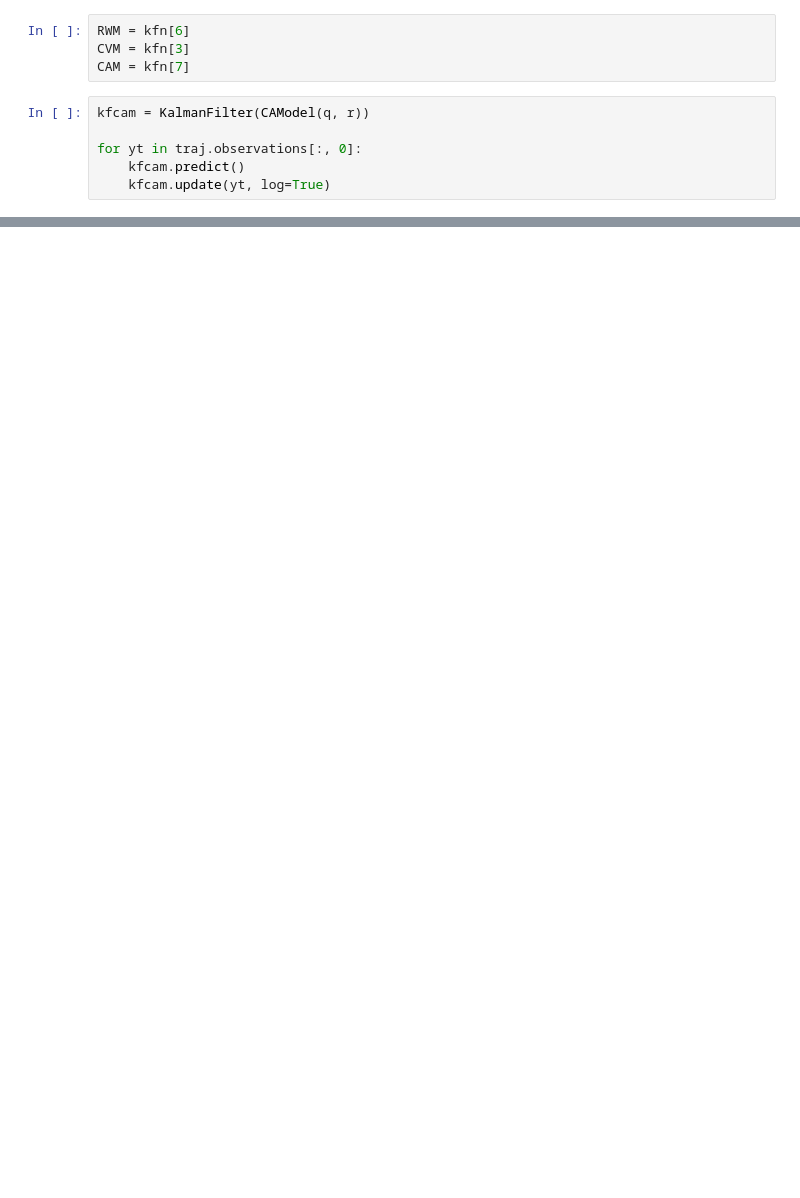
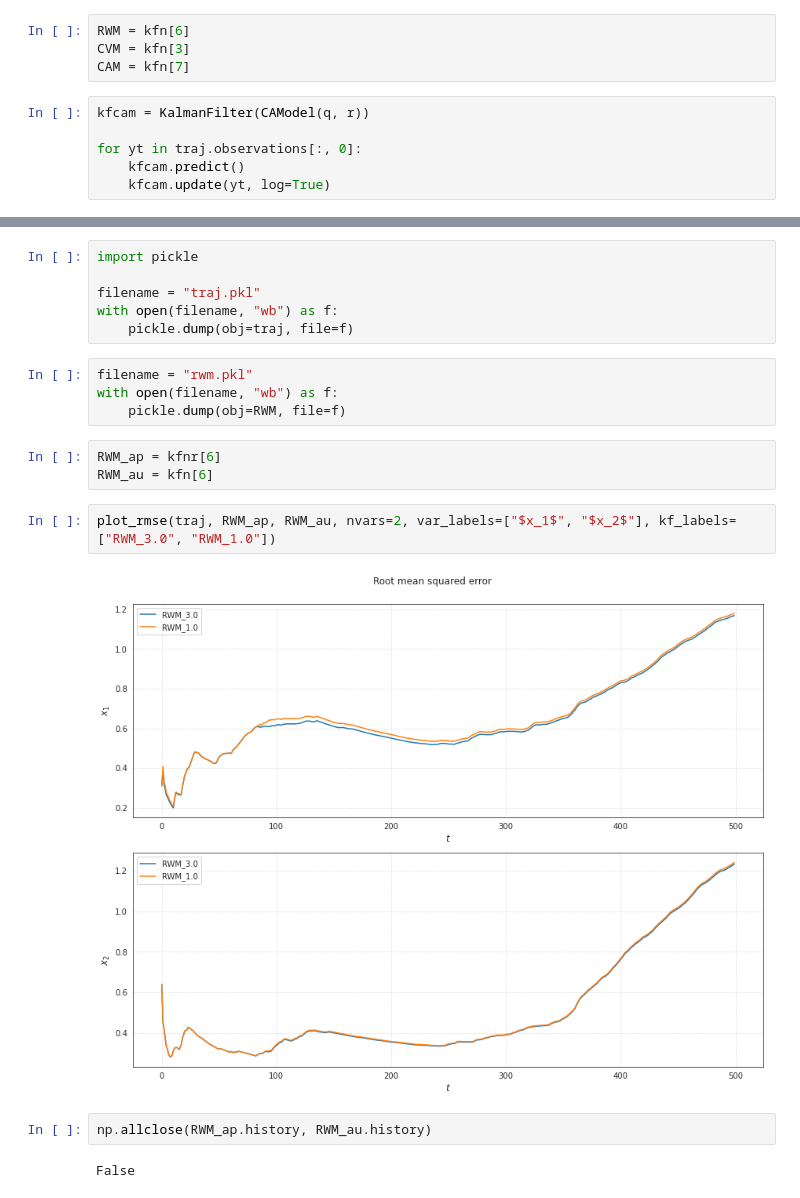
Before and after one commit to maiquang/maithanh-thesis-src, a Jupyter notebook: maithanh_kf4.ipynb, the cells around one changed output, grey strips where cells are left out. Cells and saved outputs as stored; diff of their text form; blank space fills up the shorter version.

```diff
--- a/maithanh_kf4.ipynb
+++ b/maithanh_kf4.ipynb
@@ -101,0 +140,21 @@ plot_traj(traj, kf=RWM)
+# %%
+import pickle
+
+filename = "traj.pkl"
+with open(filename, "wb") as f:
+    pickle.dump(obj=traj, file=f)
+# %%
+filename = "rwm.pkl"
+with open(filename, "wb") as f:
+    pickle.dump(obj=RWM, file=f)
+# %%
+RWM_ap = kfnr[6]
+RWM_au = kfn[6]
+# %%
+plot_rmse(traj, RWM_ap, RWM_au, nvars=2, var_labels=["$x_1$", "$x_2$"], kf_labels=["RWM_3.0", "RWM_1.0"])
+# %% [output]
+[figure, added]
+# %%
+np.allclose(RWM_ap.history, RWM_au.history)
+# %% [output]
+False
```
Also changed, not shown: parts of 7 cells of this notebook, 4 other files.
